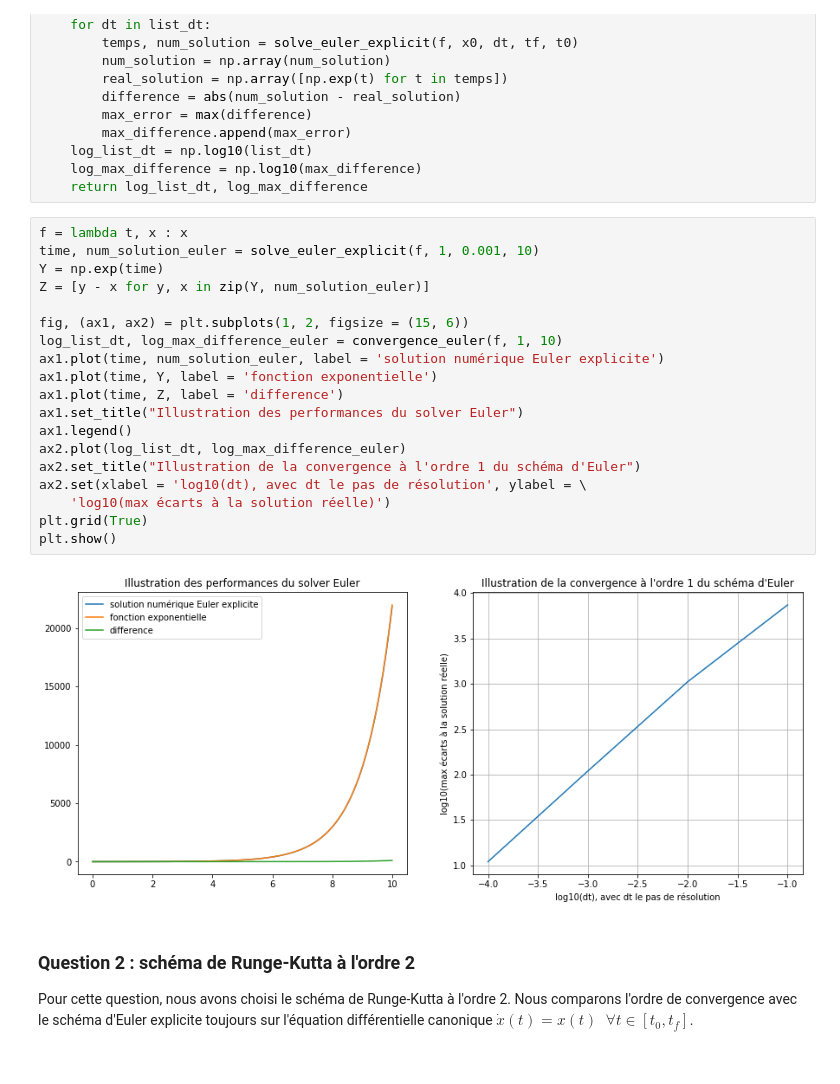
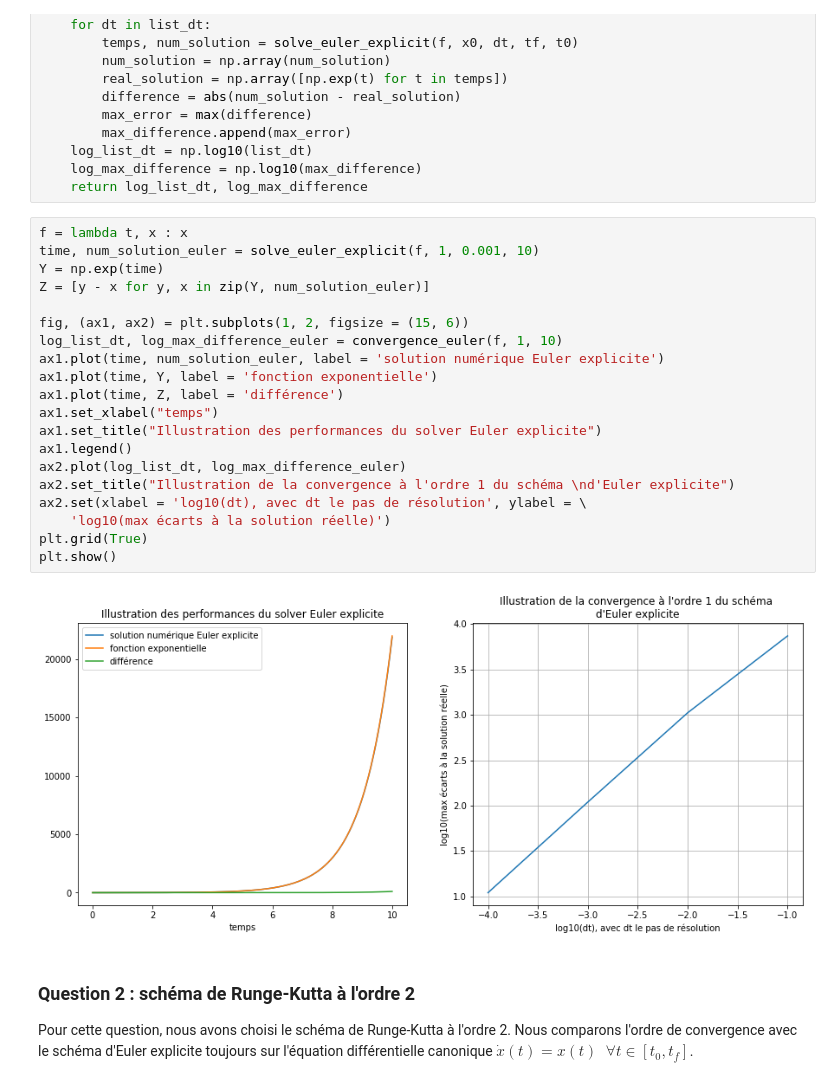
Before and after one commit to DCaperaa/Projet-numerique-II, a Jupyter notebook: Projet numerique II - Notebook.ipynb, the cells around one changed output. Drawn from its saved outputs; the diff is of its cells as text.

```diff
--- a/Projet numerique II - Notebook.ipynb
+++ b/Projet numerique II - Notebook.ipynb
@@ -45,24 +45,25 @@ def convergence_euler(f, x0, tf, t0=0, nbiter=4):
 # %%
 f = lambda t, x : x
 time, num_solution_euler = solve_euler_explicit(f, 1, 0.001, 10)
 Y = np.exp(time)
 Z = [y - x for y, x in zip(Y, num_solution_euler)]
 
 fig, (ax1, ax2) = plt.subplots(1, 2, figsize = (15, 6))
 log_list_dt, log_max_difference_euler = convergence_euler(f, 1, 10)
 ax1.plot(time, num_solution_euler, label = 'solution numérique Euler explicite')
 ax1.plot(time, Y, label = 'fonction exponentielle')
-ax1.plot(time, Z, label = 'difference')
-ax1.set_title("Illustration des performances du solver Euler")
+ax1.plot(time, Z, label = 'différence')
+ax1.set_xlabel("temps")
+ax1.set_title("Illustration des performances du solver Euler explicite")
 ax1.legend()
 ax2.plot(log_list_dt, log_max_difference_euler)
-ax2.set_title("Illustration de la convergence à l'ordre 1 du schéma d'Euler")
+ax2.set_title("Illustration de la convergence à l'ordre 1 du schéma \nd'Euler explicite")
 ax2.set(xlabel = 'log10(dt), avec dt le pas de résolution', ylabel = \
     'log10(max écarts à la solution réelle)')
 plt.grid(True)
 plt.show()
 # %% [output]
-[figure, old version]
+[figure, new version]
 # %% [markdown]
 ### Question 2 : schéma de Runge-Kutta à l'ordre 2
 Pour cette question, nous avons choisi le schéma de Runge-Kutta à l'ordre 2. Nous comparons l'ordre de convergence avec le schéma d'Euler explicite toujours sur l'équation différentielle canonique $\dot x(t) = x(t) \;\; \forall t \in \left[t_{0}, t_{f}\right]$.
```
Also changed, not shown: parts of 6 cells of this notebook.
